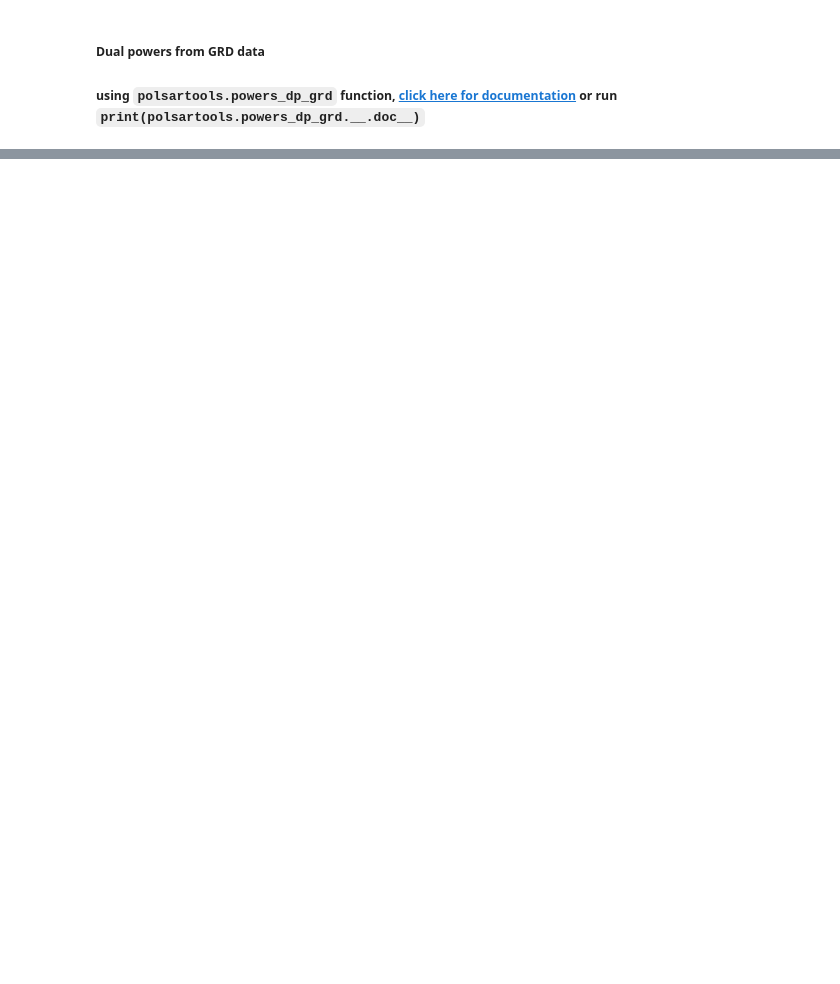
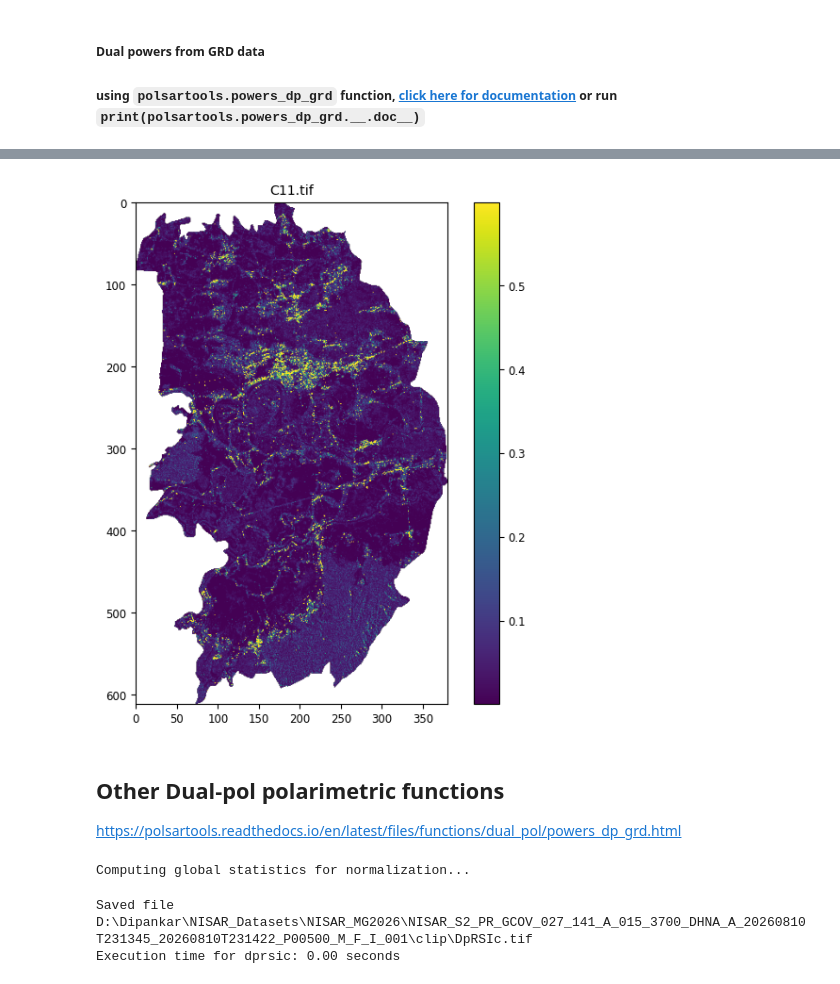
Before and after one commit to polsartools/polsartools-tutorials, a Jupyter notebook: jupyter-notebooks/NISAR_GCOV_Dual_pol.ipynb, the cells around one changed output, grey strips where cells are left out. Drawn from its saved outputs; the diff is of its cells as text; code cells hidden in the pictures; blank space fills up the shorter version.

```diff
--- a/jupyter-notebooks/NISAR_GCOV_Dual_pol.ipynb
+++ b/jupyter-notebooks/NISAR_GCOV_Dual_pol.ipynb
@@ -227,0 +217,17 @@ Execution time for rgb: 11.00 seconds
+# %%
+plot_images('D:/Dipankar/NISAR_Datasets/NISAR_MG2026/NISAR_S2_PR_GCOV_027_141_A_015_3700_DHNA_A_20260810T231345_20260810T231422_P00500_M_F_I_001/clip/C11.tif',
+            lower_percentile=2, upper_percentile=98)
+# %% [output]
+[figure, added]
+# %% [markdown]
+## Other Dual-pol polarimetric functions
+https://polsartools.readthedocs.io/en/latest/files/functions/dual_pol/powers_dp_grd.html
+# %%
+xx_path = r'D:\Dipankar\NISAR_Datasets\NISAR_MG2026\NISAR_S2_PR_GCOV_027_141_A_015_3700_DHNA_A_20260810T231345_20260810T231422_P00500_M_F_I_001\clip\C11.tif'
+xy_path = r'D:\Dipankar\NISAR_Datasets\NISAR_MG2026\NISAR_S2_PR_GCOV_027_141_A_015_3700_DHNA_A_20260810T231345_20260810T231422_P00500_M_F_I_001\clip\C22.tif'
+
+pst.dprsic(xx_path, xy_path, win=1, fmt='tif', cog=False, ovr=[2, 4, 8, 16], comp=False, block_size=(1024, 1024), progress_callback=None)
+# %% [output]
+Computing global statistics for normalization...
+Saved file D:\Dipankar\NISAR_Datasets\NISAR_MG2026\NISAR_S2_PR_GCOV_027_141_A_015_3700_DHNA_A_20260810T231345_20260810T231422_P00500_M_F_I_001\clip\DpRSIc.tif
+Execution time for dprsic: 0.00 seconds
```
Also changed, not shown: parts of 27 cells of this notebook.
